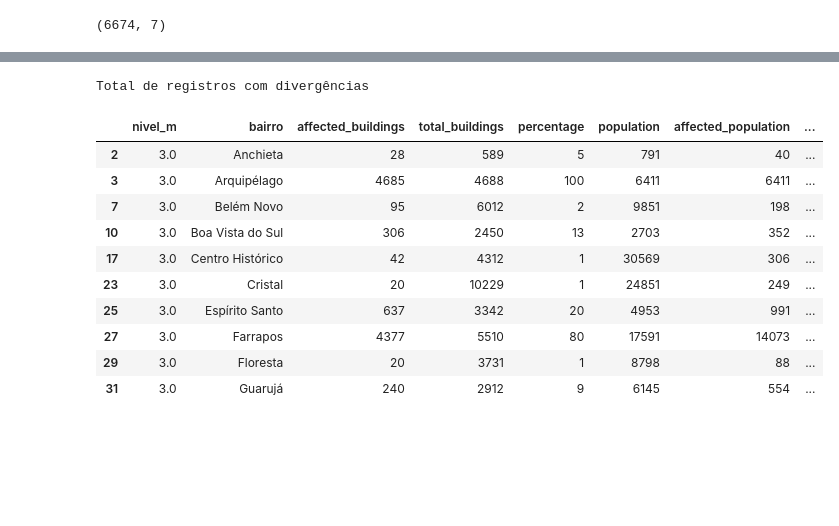
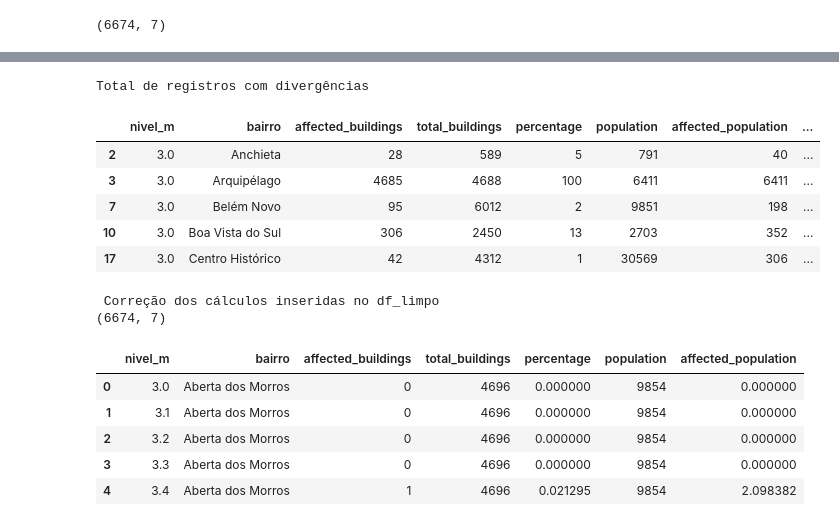
Before and after one commit to diegoborges-git/projeto-enchentes, a Jupyter notebook: notebooks/limpeza_dados.ipynb, the cells around one changed output, grey strips where cells are left out. Saved outputs shown, nothing was run; the diff lists cells and outputs as text; code cells hidden in the pictures; blank space fills up the shorter version.

```diff
--- a/notebooks/limpeza_dados.ipynb
+++ b/notebooks/limpeza_dados.ipynb
@@ -93,30 +229,47 @@ print(df_limpo.shape)
 # %%
 
 df_copia = df.copy()
 
 # Recalcula a porcentagem e a população afetada baseada nas fórmulas do documento
 df_copia["calc_percentage"] = (df_copia["affected_buildings"] / df_copia["total_buildings"]) * 100
 df_copia["calc_pop_affected"] = df_copia["population"] * df_copia["percentage"] / 100
 
 # Verifica onde a diferença entre o dado original e o calculado é maior que uma margem pequena de arredondamento
 erro_perc = (df_copia["percentage"] - df_copia["calc_percentage"]).abs() > 0.01
 erros_encontrados = df_copia[erro_perc]
 
 print(f"Total de registros com divergências")
 if len(erros_encontrados) > 0:
-    display(erros_encontrados.head(10))
+    display(erros_encontrados.head(5))
 else:
     print(" Todos os cálculos de porcentagem estão consistentes")
 # %% [output]
 Total de registros com divergências
 |  | nivel_m | bairro | affected_buildings | total_buildings | percentage | population | affected_population | ... |
 | 2 | 3.0 | Anchieta | 28 | 589 | 5 | 791 | 40 | ... |
 | 3 | 3.0 | Arquipélago | 4685 | 4688 | 100 | 6411 | 6411 | ... |
 | 7 | 3.0 | Belém Novo | 95 | 6012 | 2 | 9851 | 198 | ... |
 | 10 | 3.0 | Boa Vista do Sul | 306 | 2450 | 13 | 2703 | 352 | ... |
 | 17 | 3.0 | Centro Histórico | 42 | 4312 | 1 | 30569 | 306 | ... |
-| 23 | 3.0 | Cristal | 20 | 10229 | 1 | 24851 | 249 | ... |
-| 25 | 3.0 | Espírito Santo | 637 | 3342 | 20 | 4953 | 991 | ... |
-| 27 | 3.0 | Farrapos | 4377 | 5510 | 80 | 17591 | 14073 | ... |
-| 29 | 3.0 | Floresta | 20 | 3731 | 1 | 8798 | 88 | ... |
-| 31 | 3.0 | Guarujá | 240 | 2912 | 9 | 6145 | 554 | ... |
+# %%
+
+# Recalcula a porcentagem de forma precisa com base nos prédios afetados e totais
+df_limpo["percentage"] = (df_limpo["affected_buildings"] / df_limpo["total_buildings"]) * 100
+
+# Recalcula a população afetada utilizando a porcentagem precisa
+df_limpo["affected_population"] = df_limpo["population"] * df_limpo["percentage"] / 100
+
+print(" Correção dos cálculos inseridas no df_limpo")
+print(df_limpo.shape)
+
+# Exibe as primeiras linhas para conferir como ficou
+display(df_limpo.head(5))
+# %% [output]
+ Correção dos cálculos inseridas no df_limpo
+(6674, 7)
+|  | nivel_m | bairro | affected_buildings | total_buildings | percentage | population | affected_population |
+| 0 | 3.0 | Aberta dos Morros | 0 | 4696 | 0.000000 | 9854 | 0.000000 |
+| 1 | 3.1 | Aberta dos Morros | 0 | 4696 | 0.000000 | 9854 | 0.000000 |
+| 2 | 3.2 | Aberta dos Morros | 0 | 4696 | 0.000000 | 9854 | 0.000000 |
+| 3 | 3.3 | Aberta dos Morros | 0 | 4696 | 0.000000 | 9854 | 0.000000 |
+| 4 | 3.4 | Aberta dos Morros | 1 | 4696 | 0.021295 | 9854 | 2.098382 |
```
Also changed, not shown: parts of 11 cells of this notebook.
